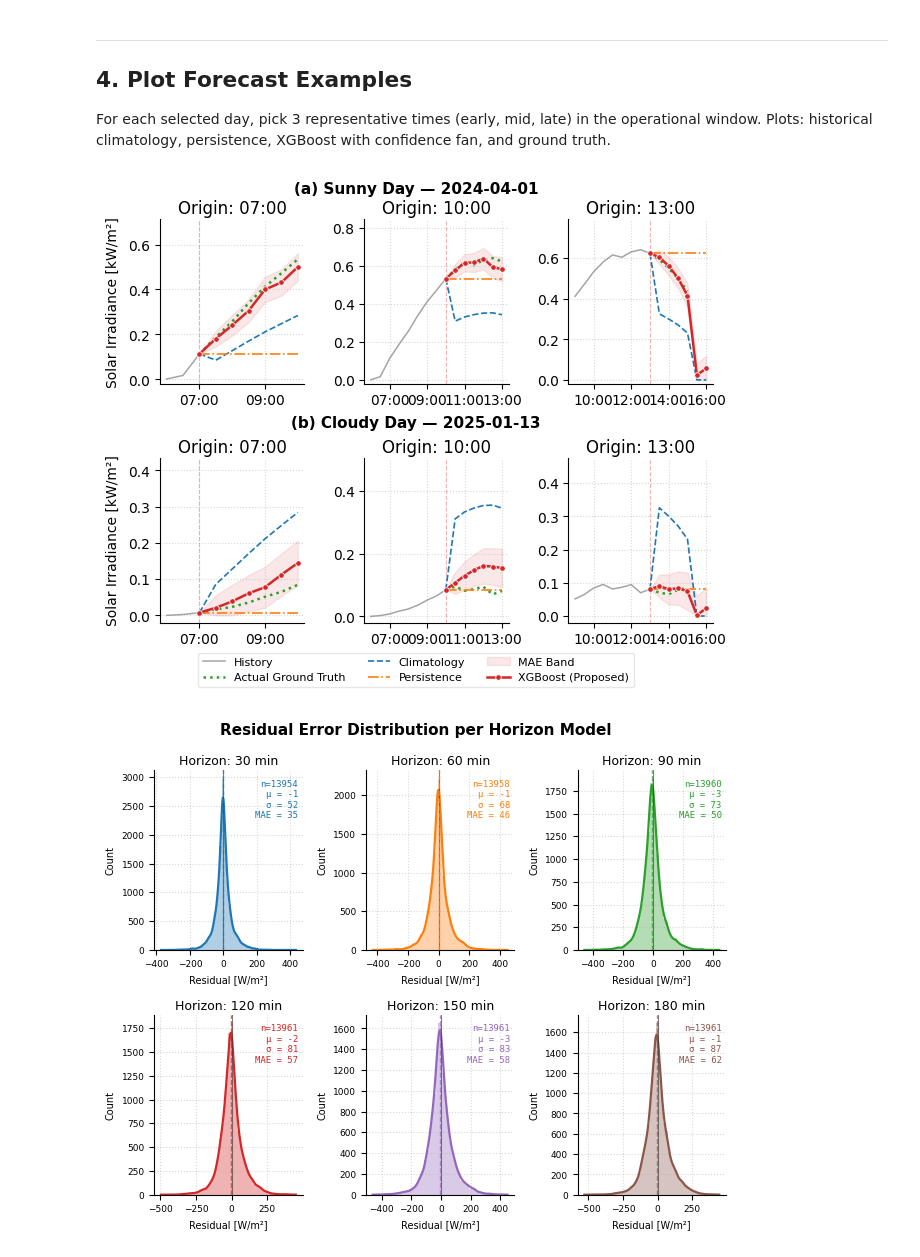
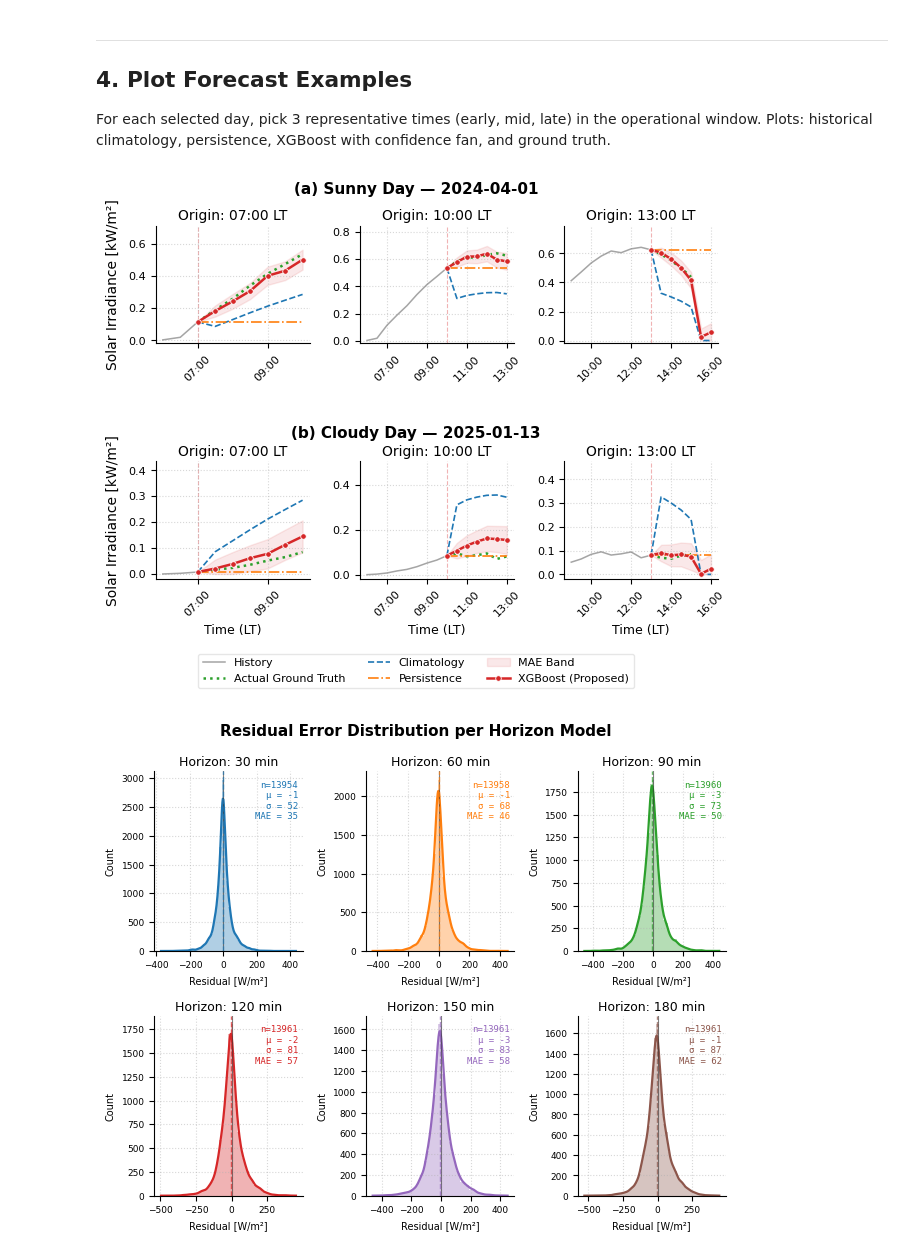
Before and after one commit to MariaRiojas/GalapaOS, a Jupyter notebook: code_from_sala/visualization.ipynb, the cells around one changed output. Saved outputs shown, nothing was run; the diff lists cells and outputs as text; code cells hidden in the pictures.

```diff
--- a/code_from_sala/visualization.ipynb
+++ b/code_from_sala/visualization.ipynb
@@ -372,11 +372,19 @@ for row_idx, (target_date, title_label) in enumerate(dates_and_labels):
         ax.spines["right"].set_visible(False)
         ax.grid(True, linestyle=":", alpha=0.5, zorder=0)
 
-        # Set individual column subtitle ("Origin: XX:XX")
-        ax.set_title(f"Origin: {target_time.strftime('%H:%M')}", pad=4)
+        # Updated Title: Added "LT" to specify Local Time
+        ax.set_title(f"Origin: {target_time.strftime('%H:%M')} LT", pad=4, fontsize=10)
 
         ax.xaxis.set_major_formatter(mdates.DateFormatter("%H:%M"))
         ax.xaxis.set_major_locator(mdates.HourLocator(interval=2))
+
+        # FIX FOR OVERLAPPING: Rotate labels 45 degrees and slightly reduce font size
+        ax.tick_params(axis='x', rotation=45, labelsize=8)
+        ax.tick_params(axis='y', labelsize=8)
+
+        # Add the x-axis label to the bottom row only to keep the plot clean
+        if row_idx == 1:
+            ax.set_xlabel("Time (LT)", fontsize=9, labelpad=4)
 
         # Dynamic ceiling tracking per panel
         all_curves = [history.values, y_actuals, baseline, y_persist, upper]
@@ -384,39 +392,43 @@ for row_idx, (target_date, title_label) in enumerate(dates_and_labels):
         ax.set_ylim(-0.02, max_val + 0.15)
 
     # Standard clean Y label on the first column of each row
     axes[row_idx, 0].set_ylabel("Solar Irradiance [kW/m²]", labelpad=6)
 
 # Use tight_layout to handle subplot spacing comfortably before text positioning
-plt.tight_layout(rect=[0, 0.06, 1, 0.98])
+# Slightly lowered the top bound of the rect to give the top title more breathing room
+plt.tight_layout(rect=[0, 0.08, 1, 0.95])
 
 # --- Add Standalone Header Titles for Each Row ---
 # Centered globally relative to the figure canvas using fig.text
 fig.text(
-    0.5, 0.96, "(a) Sunny Day — 2024-04-01", fontsize=11, fontweight="bold", ha="center"
+    0.5, 0.97, "(a) Sunny Day — 2024-04-01", fontsize=11, fontweight="bold", ha="center", va="center"
 )
+
+# Lowered y-coordinate from 0.51 to 0.50 to sit perfectly under the rotated labels
 fig.text(
-    0.5, 0.51, "(b) Cloudy Day — 2025-01-13", fontsize=11, fontweight="bold", ha="center"
+    0.5, 0.50, "(b) Cloudy Day — 2025-01-13", fontsize=11, fontweight="bold", ha="center", va="center"
 )
 
 # Adjust spacing specifically to prevent the new headers from overlapping graphs
-plt.subplots_adjust(top=0.91, hspace=0.45)
+# INCREASED hspace from 0.45 to 0.65 to make room for the rotated x-labels + row title
+plt.subplots_adjust(top=0.90, hspace=1)
 
 # Single shared global legend centered at the absolute bottom
 fig.legend(
     handles=list(plot_handles.values()),
     labels=list(plot_handles.keys()),
     loc="lower center",
     bbox_to_anchor=(0.5, 0),
     ncol=3,
     frameon=True,
     edgecolor="#e0e0e0",
     fontsize=8,
 )
 
-plt.savefig("combined_forecast_scenarios.png", dpi=600, bbox_inches='tight')
+plt.savefig("combined_forecast_scenarios.pdf", dpi=600, bbox_inches='tight')
 plt.show()
 # %% [output]
-[figure, old version]
+[figure, new version]
 # %%
 # --- Residual Error Distribution for Each Horizon Model (2×3 grid) ---
 solar_vals = test["solar_kw"].values
```
Also changed, not shown: 3 other files.
